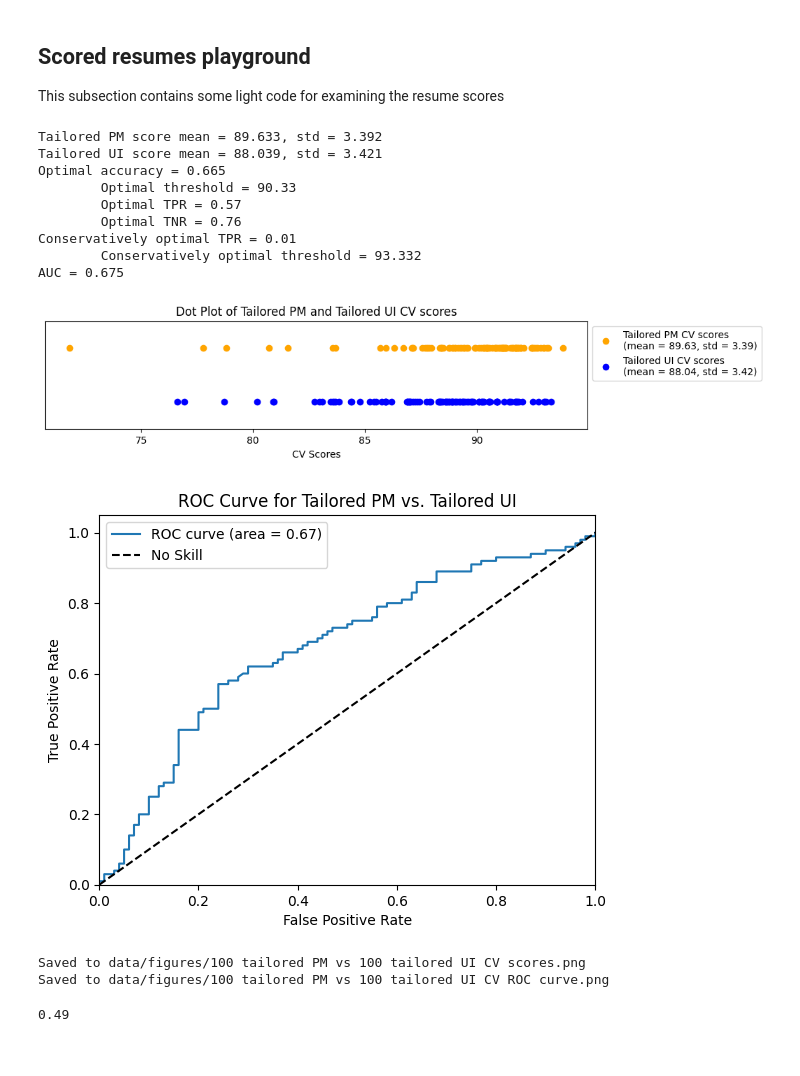
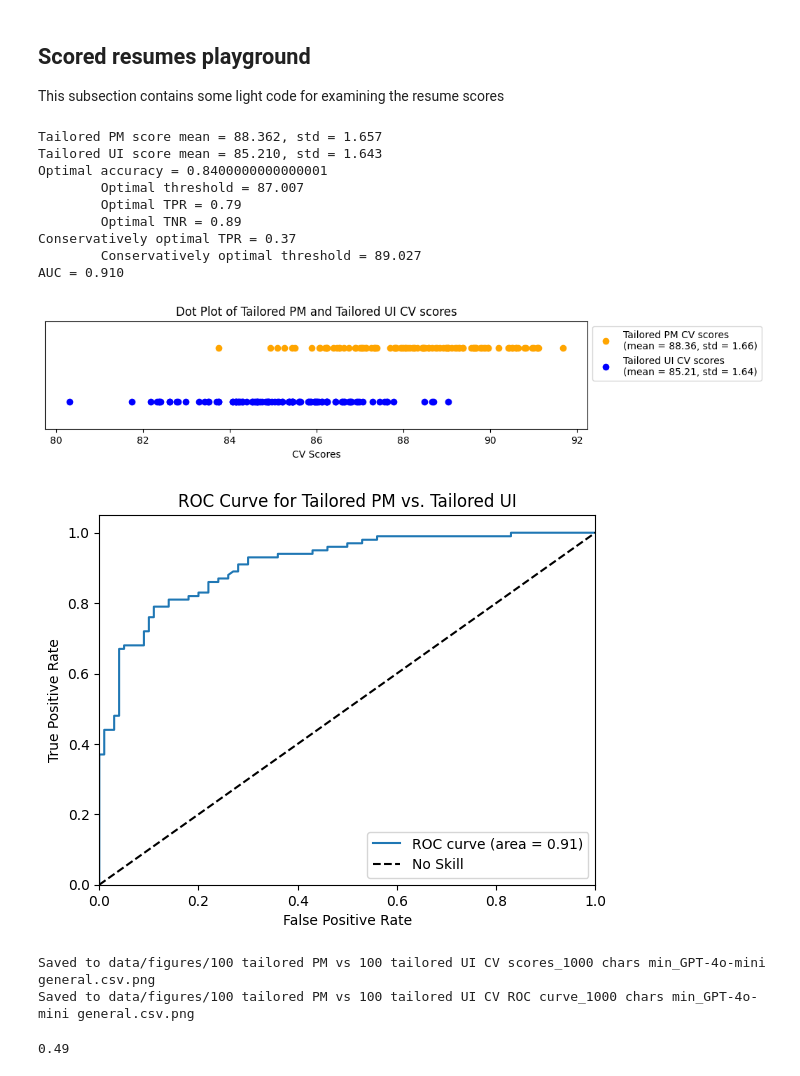
Before and after one commit to heyyjudes/llm-hiring-ecosystem, a Jupyter notebook: execution.ipynb, the cells around one changed output. Saved outputs shown, nothing was run; the diff lists cells and outputs as text; code cells hidden in the pictures.

```diff
--- a/execution.ipynb
+++ b/execution.ipynb
@@ -281,13 +315,13 @@ tailored_cv_scores.to_csv(TAILORED_CV_SCORES_OUTPUT_FILENAME)
 # %%
 # Import each type
-ORIGINAL_POSITIVE_SCORES_INPUT_FILENAME = "data/100 original PM CV scores.csv"
-ORIGINAL_NEGATIVE_SCORES_INPUT_FILENAME = "data/100 original UI CV scores.csv"
+ORIGINAL_POSITIVE_SCORES_INPUT_FILENAME = "data/100 original PM CV scores_1000 chars min_GPT-4o-mini general.csv"
+ORIGINAL_NEGATIVE_SCORES_INPUT_FILENAME = "data/100 original UI CV scores_1000 chars min_GPT-4o-mini general.csv"
 
 original_positive_cv_scores: np.ndarray = pd.read_csv(ORIGINAL_POSITIVE_SCORES_INPUT_FILENAME)["CV Score"].values
 original_negative_cv_scores: np.ndarray = pd.read_csv(ORIGINAL_NEGATIVE_SCORES_INPUT_FILENAME)["CV Score"].values
 
-TAILORED_POSITIVE_SCORES_INPUT_FILENAME = "data/100 tailored PM CV scores.csv"
-TAILORED_NEGATIVE_SCORES_INPUT_FILENAME = "data/100 tailored UI CV scores.csv"
+TAILORED_POSITIVE_SCORES_INPUT_FILENAME = "data/100 tailored PM CV scores_1000 chars min_GPT-4o-mini general.csv"
+TAILORED_NEGATIVE_SCORES_INPUT_FILENAME = "data/100 tailored UI CV scores_1000 chars min_GPT-4o-mini general.csv"
 
 tailored_positive_cv_scores: np.ndarray = pd.read_csv(TAILORED_POSITIVE_SCORES_INPUT_FILENAME)[f"{constants.TAILORED_CV_NAME} Score"].values
 tailored_negative_cv_scores: np.ndarray = pd.read_csv(TAILORED_NEGATIVE_SCORES_INPUT_FILENAME)[f"{constants.TAILORED_CV_NAME} Score"].values
@@ -362,48 +396,48 @@ distribution_ax.set_ylim([-0.5, 1.5])
 distribution_ax.set_yticks([])                                                                                                                           # Set y-ticks to be hidden to make it look like a 1-dimensional plot
 distribution_ax.set_xlabel('CV Scores')
 distribution_ax.set_title(f'Dot Plot of {uppercase_first(positive_name)} and {uppercase_first(negative_name)} CV scores')
 distribution_ax.legend(bbox_to_anchor=(1, 1), loc='upper left')                             # Move legend outside plot
 # distribution_figure.show()        # causes strange error
 plt.show()
 
 
 # Plot the ROC curve
 ROC_figure, ROC_ax = plt.subplots()
 
 ROC_ax .plot(FPRs, TPRs, label='ROC curve (area = %0.2f)' % roc_auc)
 ROC_ax .plot([0, 1], [0, 1], 'k--', label='No Skill')
 ROC_ax.set_xlim([0.0, 1.0])
 ROC_ax.set_ylim([0.0, 1.05])
 ROC_ax.set_xlabel('False Positive Rate')
 ROC_ax.set_ylabel('True Positive Rate')
 ROC_ax.set_title(f'ROC Curve for {uppercase_first(positive_name)} vs. {uppercase_first(negative_name)}')
 ROC_ax.legend()
 plt.show()
 
 # Export the plots
 if save_to_file:
-    distribution_plot_filename  = f"data/figures/{num_positive_scores} {lowercase_first(positive_name)} vs {num_negative_scores} {lowercase_first(negative_name)} CV scores.png"
-    ROC_plot_filename           = f"data/figures/{num_positive_scores} {lowercase_first(positive_name)} vs {num_negative_scores} {lowercase_first(negative_name)} CV ROC curve.png"
+    distribution_plot_filename  = f"data/figures/{num_positive_scores} {lowercase_first(positive_name)} vs {num_negative_scores} {lowercase_first(negative_name)} CV scores_1000 chars min_GPT-4o-mini general.csv.png"
+    ROC_plot_filename           = f"data/figures/{num_positive_scores} {lowercase_first(positive_name)} vs {num_negative_scores} {lowercase_first(negative_name)} CV ROC curve_1000 chars min_GPT-4o-mini general.csv.png"
 
     distribution_figure.savefig(distribution_plot_filename, bbox_inches='tight')    # prevent from cropping off
     ROC_figure.savefig(ROC_plot_filename, bbox_inches='tight')                      # prevent from cropping off
 
     print(f"Saved to {distribution_plot_filename}")
     print(f"Saved to {ROC_plot_filename}")
 # %% [output]
-Tailored PM score mean = 89.633, std = 3.392
-Tailored UI score mean = 88.039, std = 3.421
-Optimal accuracy = 0.665
-        Optimal threshold = 90.33
-        Optimal TPR = 0.57
-        Optimal TNR = 0.76
-Conservatively optimal TPR = 0.01
-        Conservatively optimal threshold = 93.332
-AUC = 0.675
+Tailored PM score mean = 88.362, std = 1.657
+Tailored UI score mean = 85.210, std = 1.643
+Optimal accuracy = 0.8400000000000001
+        Optimal threshold = 87.007
+        Optimal TPR = 0.79
+        Optimal TNR = 0.89
+Conservatively optimal TPR = 0.37
+        Conservatively optimal threshold = 89.027
+AUC = 0.910
-[figure, old version]
+[figure, new version]
-[figure, old version]
+[figure, new version]
-Saved to data/figures/100 tailored PM vs 100 tailored UI CV scores.png
-Saved to data/figures/100 tailored PM vs 100 tailored UI CV ROC curve.png
+Saved to data/figures/100 tailored PM vs 100 tailored UI CV scores_1000 chars min_GPT-4o-mini general.csv.png
+Saved to data/figures/100 tailored PM vs 100 tailored UI CV ROC curve_1000 chars min_GPT-4o-mini general.csv.png
 # %%
 # Find the threshold that maximizes TPR subject to FPR <= 0.2
 semiconservatively_optimal_index = np.argmax(np.where(FPRs <= 0.2, TPRs, -np.NAN))      # mask elements where FPR is not 0 with negative infinity
```
Also changed, not shown: parts of 18 cells of this notebook, 3 other files.
